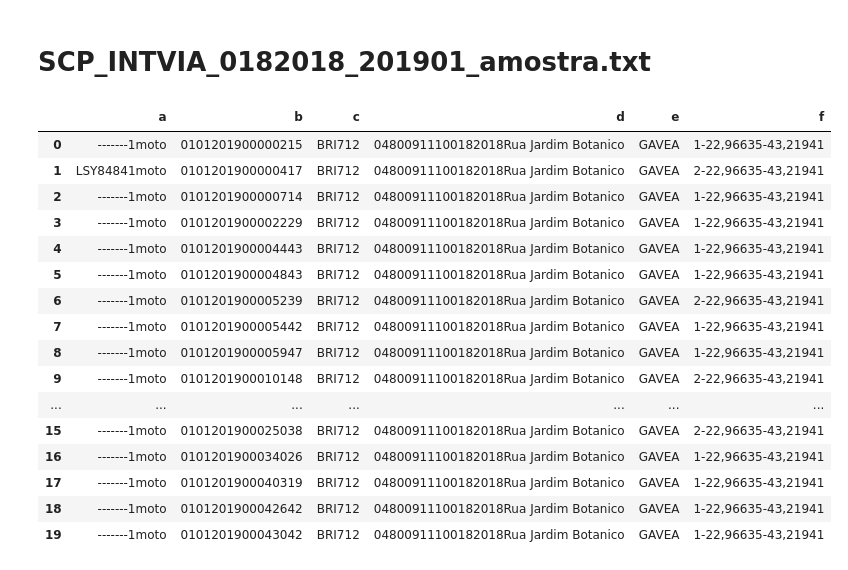
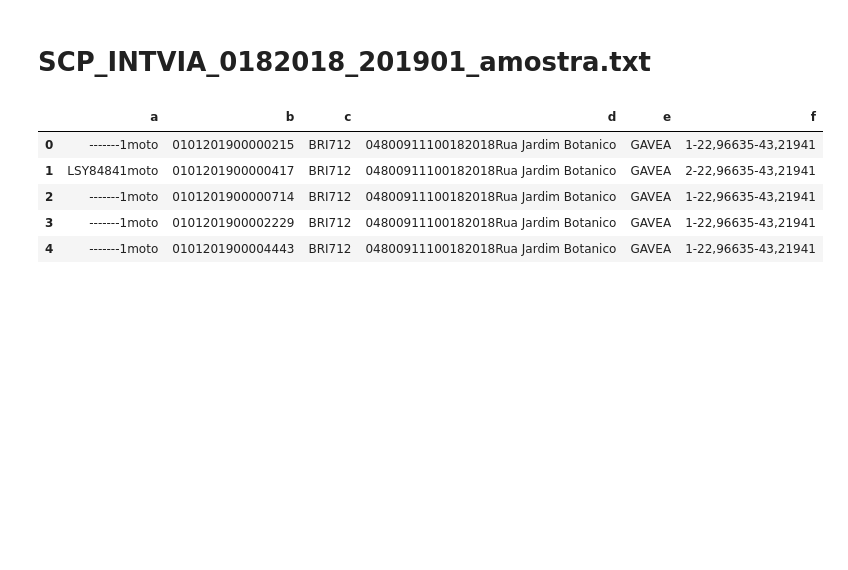
Before and after one commit to brenoimatos/UFRJ-CET-Rio, a Jupyter notebook: amostra_dados.ipynb, the cells around one changed output. Saved outputs shown, nothing was run; the diff lists cells and outputs as text; code cells hidden in the pictures; blank space fills up the shorter version.

```diff
--- a/amostra_dados.ipynb
+++ b/amostra_dados.ipynb
@@ -427,32 +433,21 @@ df_sitran.sample(20)
 # %%
 #Tratamento de INTVIA
 # Nome para colunas desconhecidas
 colnames = ['x']
 # Usando separador '|' apenas para conseguir importar e depois tentar tratar
 df_intvia_raw = pd.read_csv('amostras/SCP_INTVIA_0182018_201901_amostra.txt', sep='|', names = colnames)
 
 # separando as colunas
 df_intvia_split = separar_colunas_df(df_intvia_raw)
 
-df_intvia_split.head(20)
+df_intvia_split.head(5)
 # %% [output]
 |  | a | b | c | d | e | f |
 | 0 | -------1moto | 0101201900000215 | BRI712 | 04800911100182018Rua Jardim Botanico | GAVEA | 1-22,96635-43,21941 |
 | 1 | LSY84841moto | 0101201900000417 | BRI712 | 04800911100182018Rua Jardim Botanico | GAVEA | 2-22,96635-43,21941 |
 | 2 | -------1moto | 0101201900000714 | BRI712 | 04800911100182018Rua Jardim Botanico | GAVEA | 1-22,96635-43,21941 |
 | 3 | -------1moto | 0101201900002229 | BRI712 | 04800911100182018Rua Jardim Botanico | GAVEA | 1-22,96635-43,21941 |
 | 4 | -------1moto | 0101201900004443 | BRI712 | 04800911100182018Rua Jardim Botanico | GAVEA | 1-22,96635-43,21941 |
-| 5 | -------1moto | 0101201900004843 | BRI712 | 04800911100182018Rua Jardim Botanico | GAVEA | 1-22,96635-43,21941 |
-| 6 | -------1moto | 0101201900005239 | BRI712 | 04800911100182018Rua Jardim Botanico | GAVEA | 2-22,96635-43,21941 |
-| 7 | -------1moto | 0101201900005442 | BRI712 | 04800911100182018Rua Jardim Botanico | GAVEA | 1-22,96635-43,21941 |
-| 8 | -------1moto | 0101201900005947 | BRI712 | 04800911100182018Rua Jardim Botanico | GAVEA | 1-22,96635-43,21941 |
-| 9 | -------1moto | 0101201900010148 | BRI712 | 04800911100182018Rua Jardim Botanico | GAVEA | 2-22,96635-43,21941 |
-| ... | ... | ... | ... | ... | ... | ... |
-| 15 | -------1moto | 0101201900025038 | BRI712 | 04800911100182018Rua Jardim Botanico | GAVEA | 2-22,96635-43,21941 |
-| 16 | -------1moto | 0101201900034026 | BRI712 | 04800911100182018Rua Jardim Botanico | GAVEA | 1-22,96635-43,21941 |
-| 17 | -------1moto | 0101201900040319 | BRI712 | 04800911100182018Rua Jardim Botanico | GAVEA | 1-22,96635-43,21941 |
-| 18 | -------1moto | 0101201900042642 | BRI712 | 04800911100182018Rua Jardim Botanico | GAVEA | 1-22,96635-43,21941 |
-| 19 | -------1moto | 0101201900043042 | BRI712 | 04800911100182018Rua Jardim Botanico | GAVEA | 1-22,96635-43,21941 |
 # %%
 def get_placa(string):
     placa = string[:7]
```
Also changed, not shown: parts of 15 cells of this notebook.
